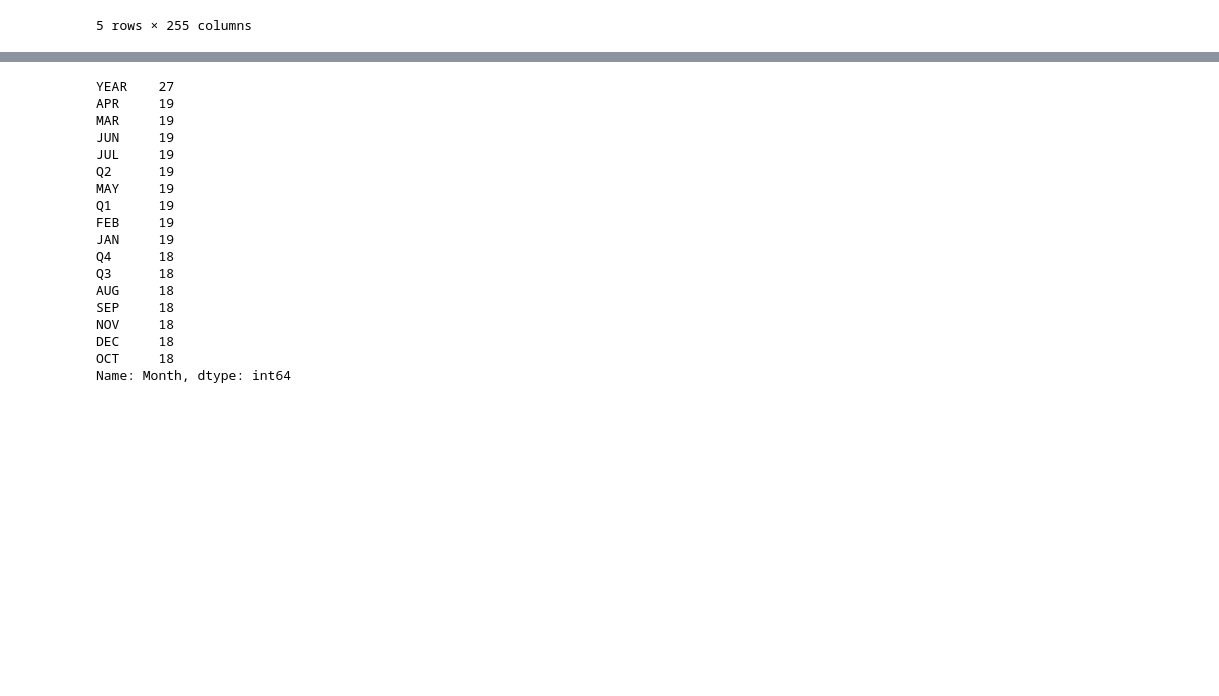
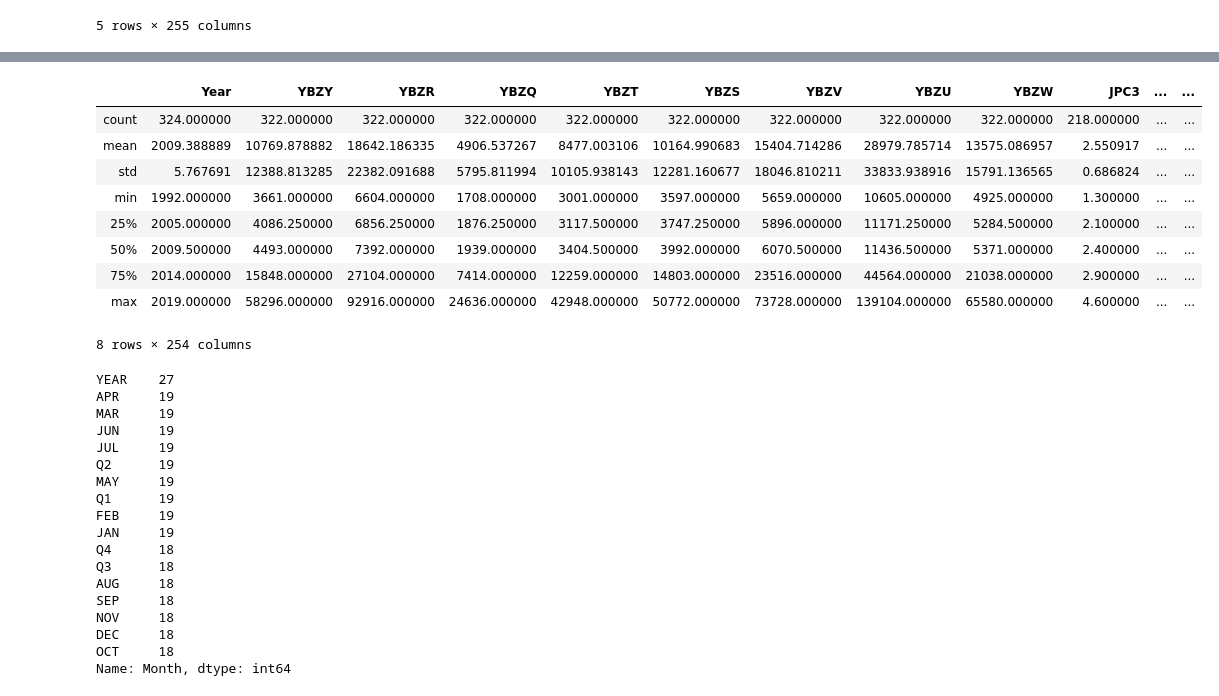
Before and after one commit to Khumo94/citadel-datathon-2019, a Jupyter notebook: dataset-3.ipynb, the cells around one changed output, grey strips where cells are left out. Drawn from its saved outputs; the diff is of its cells as text; code cells hidden in the pictures; blank space fills up the shorter version.

```diff
--- a/dataset-3.ipynb
+++ b/dataset-3.ipynb
@@ -17,3 +27,16 @@ labor_market_statistics.head()
+# %%
+labor_market_statistics.describe()
+# %% [output]
+|  | Year | YBZY | YBZR | YBZQ | YBZT | YBZS | YBZV | YBZU | YBZW | JPC3 | ... | ... |
+| count | 324.000000 | 322.000000 | 322.000000 | 322.000000 | 322.000000 | 322.000000 | 322.000000 | 322.000000 | 322.000000 | 218.000000 | ... | ... |
+| mean | 2009.388889 | 10769.878882 | 18642.186335 | 4906.537267 | 8477.003106 | 10164.990683 | 15404.714286 | 28979.785714 | 13575.086957 | 2.550917 | ... | ... |
+| std | 5.767691 | 12388.813285 | 22382.091688 | 5795.811994 | 10105.938143 | 12281.160677 | 18046.810211 | 33833.938916 | 15791.136565 | 0.686824 | ... | ... |
+| min | 1992.000000 | 3661.000000 | 6604.000000 | 1708.000000 | 3001.000000 | 3597.000000 | 5659.000000 | 10605.000000 | 4925.000000 | 1.300000 | ... | ... |
+| 25% | 2005.000000 | 4086.250000 | 6856.250000 | 1876.250000 | 3117.500000 | 3747.250000 | 5896.000000 | 11171.250000 | 5284.500000 | 2.100000 | ... | ... |
+| 50% | 2009.500000 | 4493.000000 | 7392.000000 | 1939.000000 | 3404.500000 | 3992.000000 | 6070.500000 | 11436.500000 | 5371.000000 | 2.400000 | ... | ... |
+| 75% | 2014.000000 | 15848.000000 | 27104.000000 | 7414.000000 | 12259.000000 | 14803.000000 | 23516.000000 | 44564.000000 | 21038.000000 | 2.900000 | ... | ... |
+| max | 2019.000000 | 58296.000000 | 92916.000000 | 24636.000000 | 42948.000000 | 50772.000000 | 73728.000000 | 139104.000000 | 65580.000000 | 4.600000 | ... | ... |
+8 rows × 254 columns
 # %%
 labor_market_statistics['Month'].value_counts()
 # %% [output]
```
Also changed, not shown: parts of 13 cells of this notebook.
